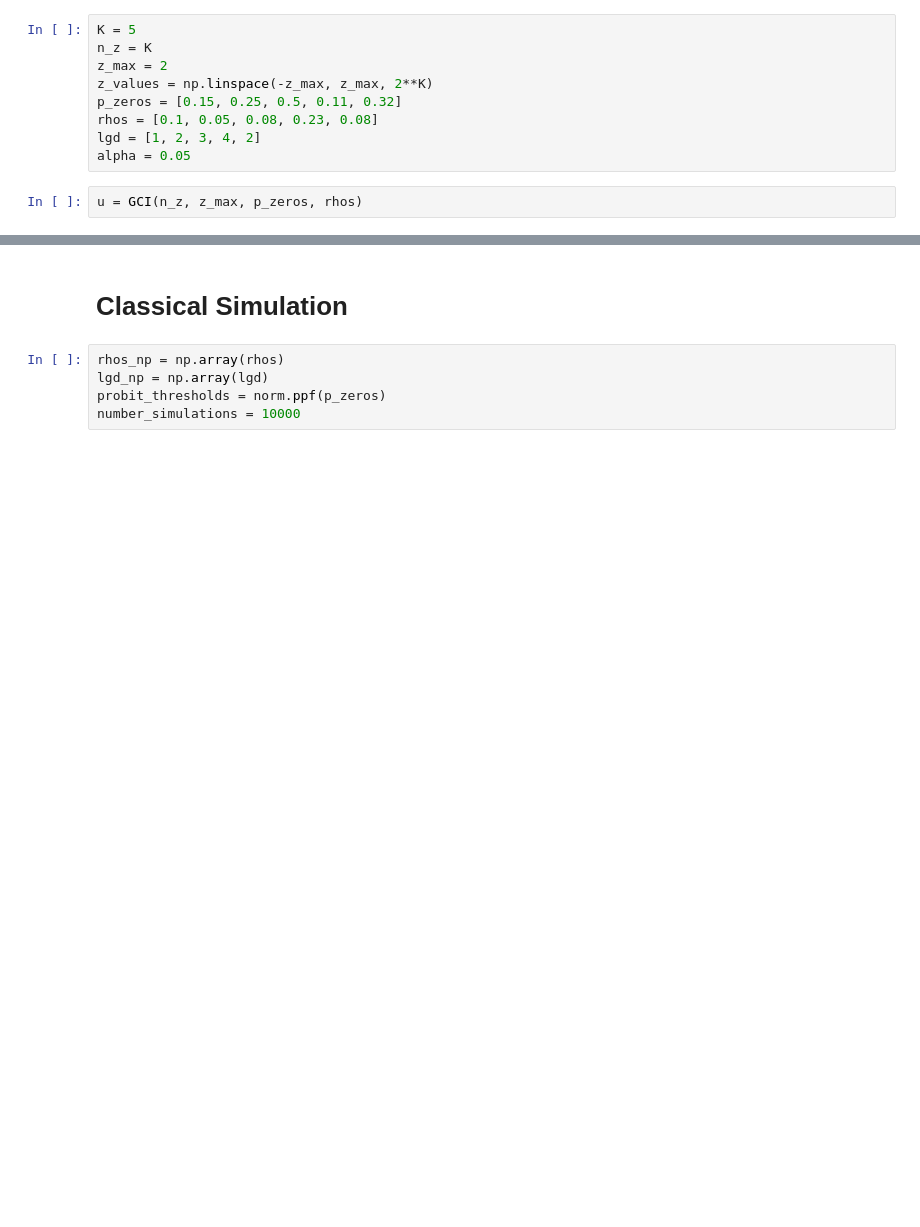
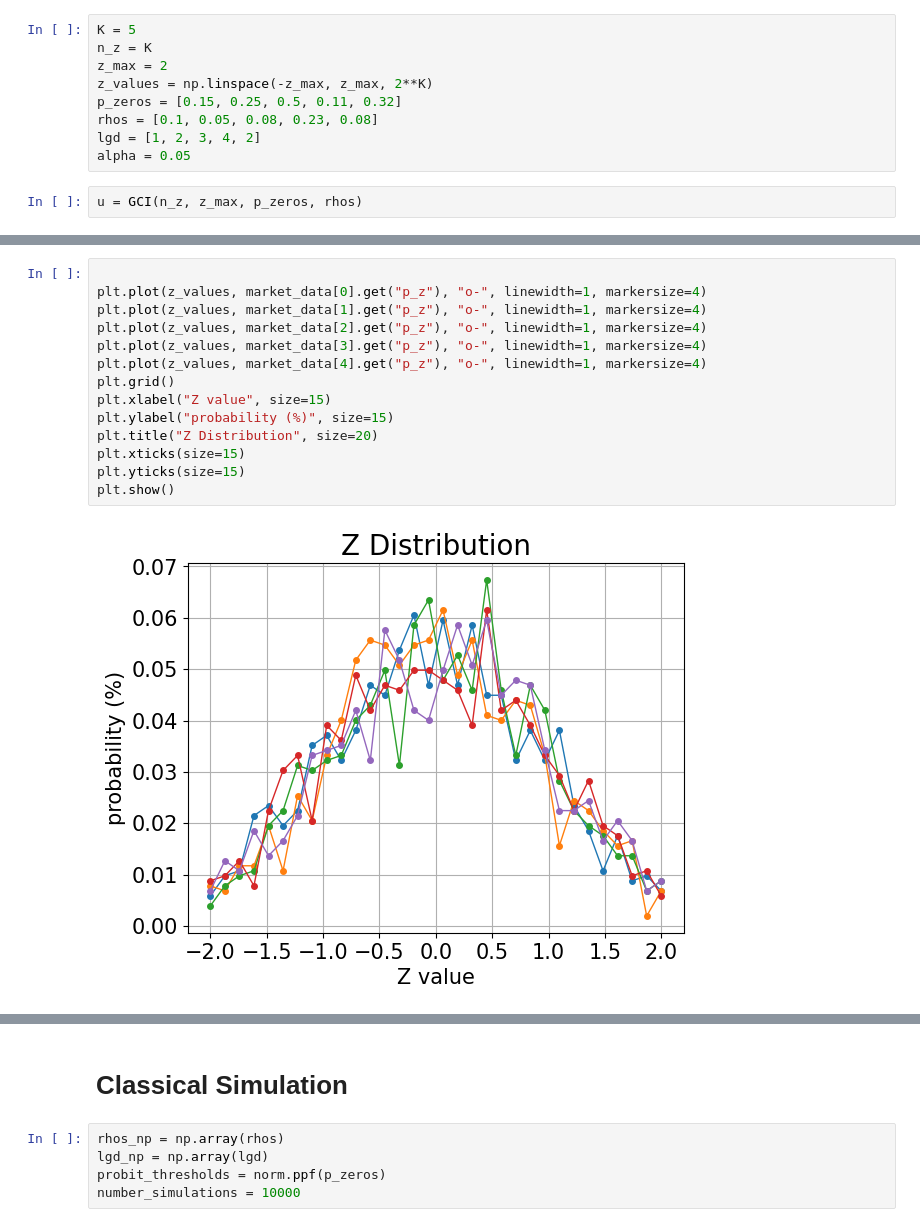
Before and after one commit to DanielVenter/MSci-Dissertation, a Jupyter notebook: Advance Experiment/AdvanceExperiment.ipynb, the cells around one changed output, grey strips where cells are left out. Cells and saved outputs as stored; diff of their text form; blank space fills up the shorter version.

```diff
--- a/Advance Experiment/AdvanceExperiment.ipynb
+++ b/Advance Experiment/AdvanceExperiment.ipynb
@@ -98 +152,17 @@ plt.show()
+# %%
+
+plt.plot(z_values, market_data[0].get("p_z"), "o-", linewidth=1, markersize=4)
+plt.plot(z_values, market_data[1].get("p_z"), "o-", linewidth=1, markersize=4)
+plt.plot(z_values, market_data[2].get("p_z"), "o-", linewidth=1, markersize=4)
+plt.plot(z_values, market_data[3].get("p_z"), "o-", linewidth=1, markersize=4)
+plt.plot(z_values, market_data[4].get("p_z"), "o-", linewidth=1, markersize=4)
+plt.grid()
+plt.xlabel("Z value", size=15)
+plt.ylabel("probability (%)", size=15)
+plt.title("Z Distribution", size=20)
+plt.xticks(size=15)
+plt.yticks(size=15)
+plt.show()
+# %% [output]
+[figure, added]
 # %%
```
Also changed, not shown: parts of 38 cells of this notebook, 1 other file.
